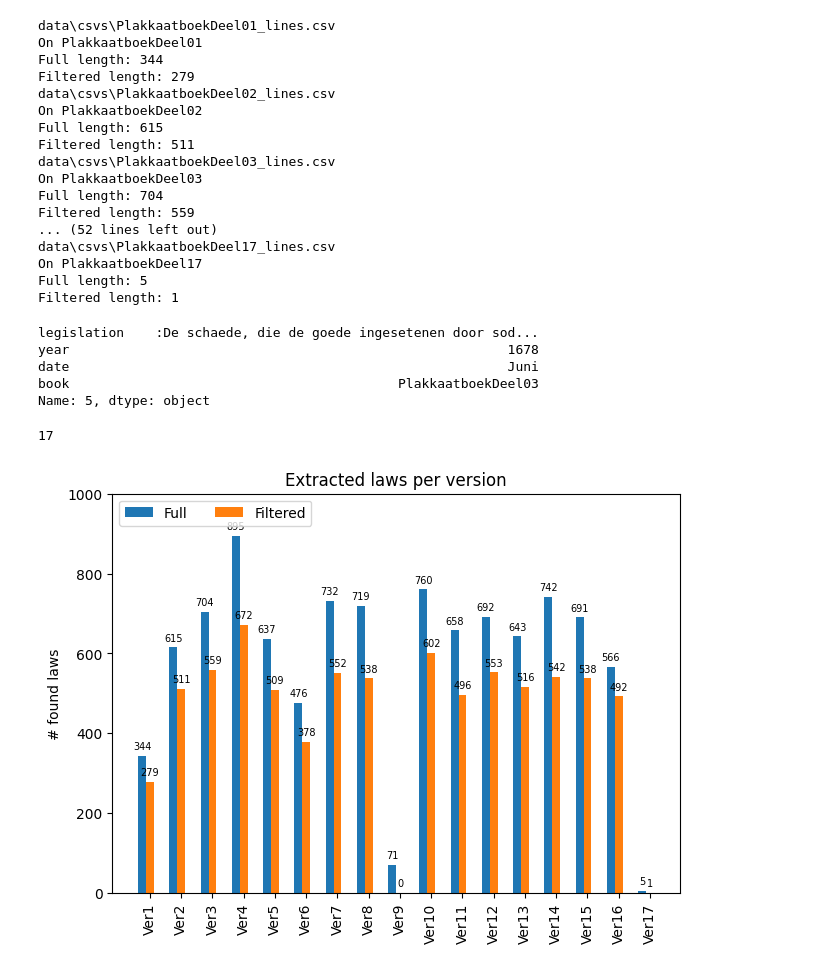
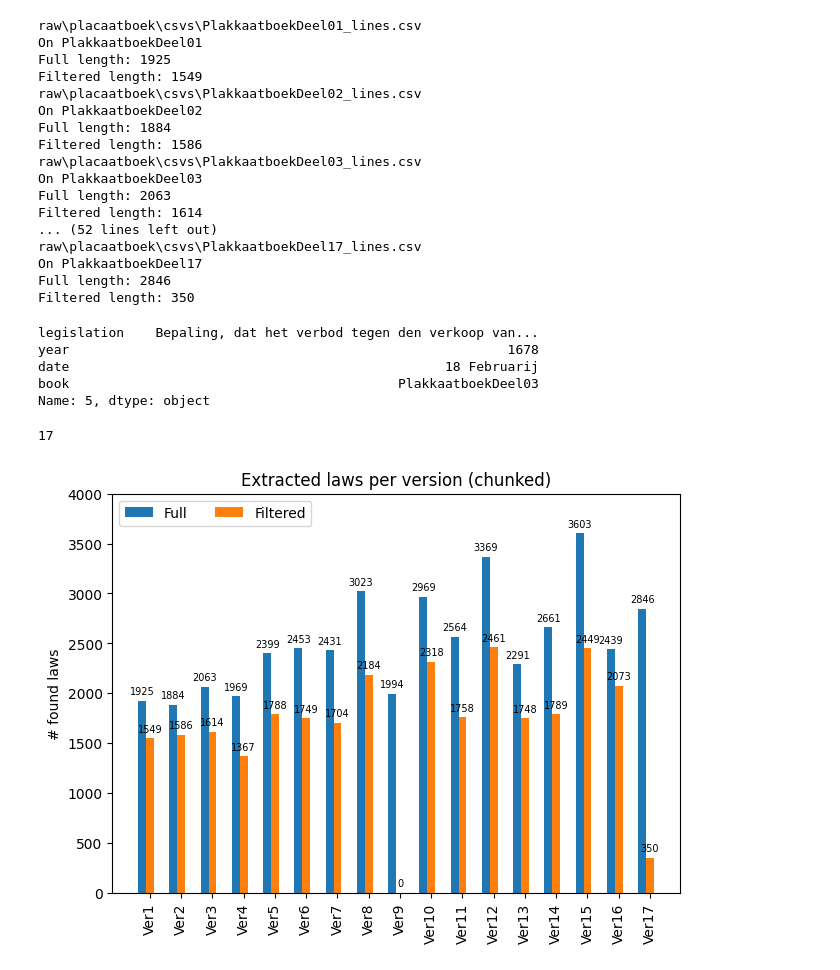
Before and after one commit to imruhi/perspectiveRAG, a Jupyter notebook: data/extract_legislation.ipynb, the cells around one changed output. Drawn from its saved outputs; the diff is of its cells as text; code cells hidden in the pictures.

Commit message:
added way to chunk paragraphs for all dutch data

```diff
--- a/data/extract_legislation.ipynb
+++ b/data/extract_legislation.ipynb
@@ -11,7 +12,11 @@ import string
+# %%
+text_splitter = RecursiveCharacterTextSplitter.from_tiktoken_encoder(
+    model_name="gpt-2", chunk_size=300, chunk_overlap=100
+)
 # %%
 remove_punc = string.punctuation.replace('.','').replace(',','').replace("'",'').replace("(",'').replace("(",'')
 # %%
-filepath  = "data\\csvs\\*.csv"
+filepath  = "raw\\placaatboek\\csvs\\*.csv"
 files = glob(filepath, recursive=True)
 # %%
 files
@@ -100,11 +105,12 @@ for file in files:
                             prev_date = curr_date
 
                         if dates_[-1].istitle() and len(legislation.split(' ')) > 20: # if date exists (check month capitalized) and if current legislation is long enough
-                            # print(prev_date , legislation)
-                            # print()
-                            legislations.append('.'.join(legislation.split('.')[1:]).strip()) # removing date
-                            dates.append(prev_date)
-                            years.append(prev_year)
+                            # chunking
+                            legislation_ = text_splitter.split_text('.'.join(legislation.split('.')[1:]).strip())
+                            for l in legislation_:
+                                legislations.append(l) # removing date
+                                dates.append(prev_date)
+                                years.append(prev_year)
                             # New legislation start
                             legislation = row.line + ' '
                             prev_year = curr_year
@@ -121,9 +127,11 @@ for file in files:
                 # print()
 
     # save the last one
-    legislations.append('.'.join(legislation.split('.')[1:])) # removing date
-    dates.append(curr_date)
-    years.append(curr_year)
+    legislation_ = text_splitter.split_text('.'.join(legislation.split('.')[1:]).strip())
+    for l in legislation_:
+        legislations.append(l) # removing date
+        dates.append(curr_date)
+        years.append(curr_year)
 
     # print(len(legislations), len(dates), len(years))
     legisdf = pd.DataFrame({"legislation": legislations, "year": years, "date": dates, "book": [name]*len(legislations)}).dropna()
@@ -138,23 +146,23 @@ for file in files:
     filtered_len.append(len(legisdf))
     dfs.append(legisdf)
 # %% [output]
-data\csvs\PlakkaatboekDeel01_lines.csv
+raw\placaatboek\csvs\PlakkaatboekDeel01_lines.csv
 On PlakkaatboekDeel01
-Full length: 344
-Filtered length: 279
-data\csvs\PlakkaatboekDeel02_lines.csv
+Full length: 1925
+Filtered length: 1549
+raw\placaatboek\csvs\PlakkaatboekDeel02_lines.csv
 On PlakkaatboekDeel02
-Full length: 615
-Filtered length: 511
-data\csvs\PlakkaatboekDeel03_lines.csv
+Full length: 1884
+Filtered length: 1586
+raw\placaatboek\csvs\PlakkaatboekDeel03_lines.csv
 On PlakkaatboekDeel03
-Full length: 704
-Filtered length: 559
+Full length: 2063
+Filtered length: 1614
 ... (52 lines left out)
-data\csvs\PlakkaatboekDeel17_lines.csv
+raw\placaatboek\csvs\PlakkaatboekDeel17_lines.csv
 On PlakkaatboekDeel17
-Full length: 5
-Filtered length: 1
+Full length: 2846
+Filtered length: 350
 # %%
 import pickle
 
@@ -171,9 +179,9 @@ with open("all_vers_preprocessed", 'wb') as b:
 # check if dates are correct:
 dfs[2].iloc[5]
 # %% [output]
-legislation    :De schaede, die de goede ingesetenen door sod...
+legislation    Bepaling, dat het verbod tegen den verkoop van...
 year                                                        1678
-date                                                        Juni
+date                                                18 Februarij
 book                                          PlakkaatboekDeel03
 Name: 5, dtype: object
 # %%
@@ -183,29 +191,29 @@ print(len(filtered_len))
 # %%
 import matplotlib.pyplot as plt
 import numpy as np
 
 names = [f"Ver{i+1}" for i in range(17)]
 lengths = {"Full":full_len, "Filtered":filtered_len}
 
 x = np.arange(len(names))  # the label locations
 width = 0.25  # the width of the bars
 multiplier = 0
 
 fig, ax = plt.subplots(layout='constrained')
 
 for attribute, measurement in lengths.items():
     offset = width * multiplier
     rects = ax.bar(x + offset, measurement, width, label=attribute)
     ax.bar_label(rects, padding=3, size=7)
     multiplier += 1
 
 # Add some text for labels, title and custom x-axis tick labels, etc.
 ax.set_ylabel('# found laws')
-ax.set_title('Extracted laws per version')
+ax.set_title('Extracted laws per version (chunked)')
 ax.set_xticks(x + width, names, rotation=90)
 ax.legend(loc='upper left', ncols=3)
-ax.set_ylim(0, 1000)
+ax.set_ylim(0, 4000)
 
 plt.show()
 # %% [output]
-[figure, old version]
+[figure, new version]
```
Also changed, not shown: parts of 4 cells of this notebook, 3 other files.
